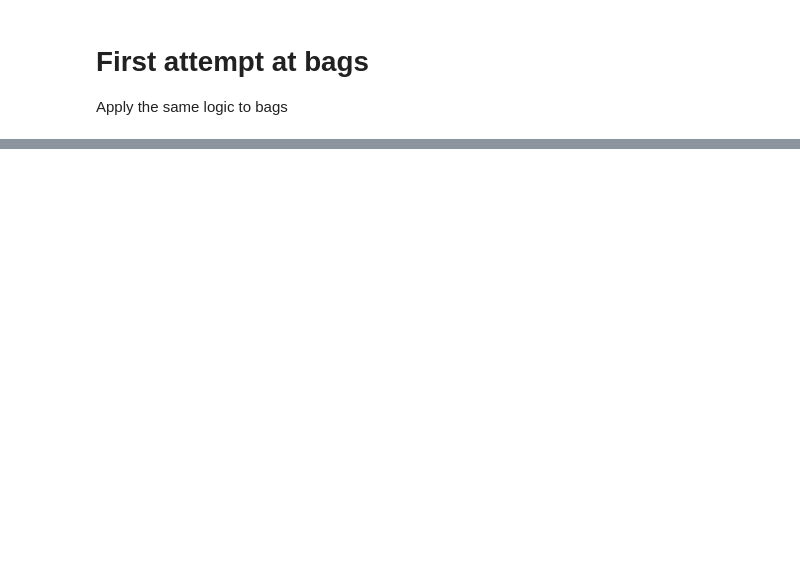
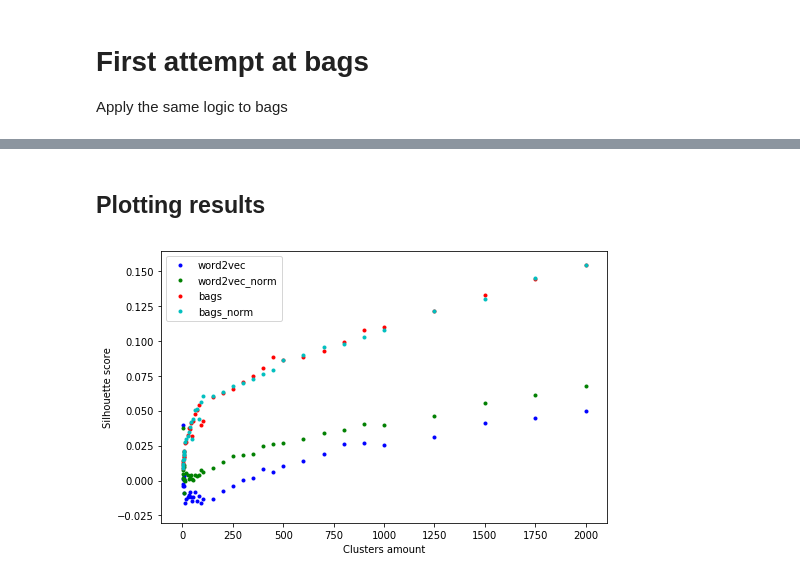
Before and after one commit to ignacioespinoso/Machine-Learning, a Jupyter notebook: proj3/k-means-cluster.ipynb, the cells around one changed output, grey strips where cells are left out. Saved outputs shown, nothing was run; the diff lists cells and outputs as text; code cells hidden in the pictures; blank space fills up the shorter version.

```diff
--- a/proj3/k-means-cluster.ipynb
+++ b/proj3/k-means-cluster.ipynb
@@ -111,0 +147,26 @@ for index, row in health_df.iterrows():
+# %% [markdown]
+## Plotting results
+# %%
+word2vec_results= pd.read_csv('results/word2vec_results.csv')
+word2vec_normalized_results= pd.read_csv('results/word2vec_results_normalized.csv')
+bags_results= pd.read_csv('results/bags_results.csv')
+bags_normalized_results= pd.read_csv('results/bags_results_normalized.csv')
+
+x = word2vec_results['clusters']
+y_word2vec = word2vec_results['silhouette_score']
+y_word2vec_normalized = word2vec_normalized_results['silhouette_score']
+y_bags = bags_results['silhouette_score']
+y_bags_normalized = bags_normalized_results['silhouette_score']
+
+plt.figure(figsize=(8,5))
+
+plt.scatter(x,y_word2vec, c='b', marker='.', label='word2vec')
+plt.scatter(x, y_word2vec_normalized, c='g', marker='.', label='word2vec_norm')
+plt.scatter(x, y_bags, c='r', marker='.', label='bags')
+plt.scatter(x, y_bags_normalized, c='c', marker='.', label='bags_norm')
+plt.legend(loc='upper left')
+plt.xlabel("Clusters amount")
+plt.ylabel("Silhouette score")
+plt.show()
+# %% [output]
+[figure, added]
```
Also changed, not shown: parts of 44 cells of this notebook, 16 other files.
